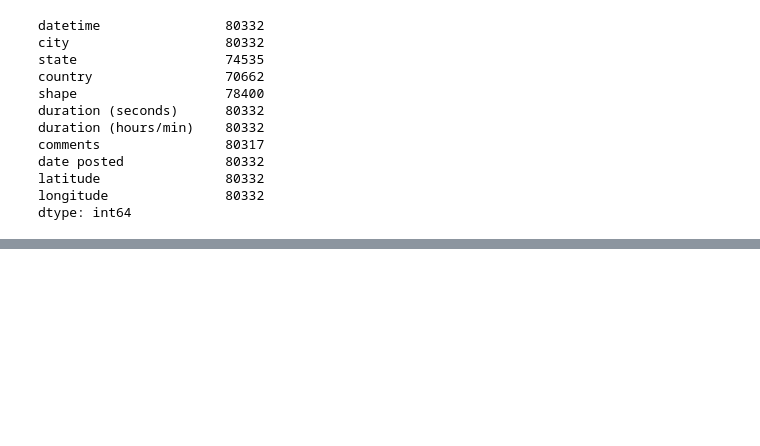
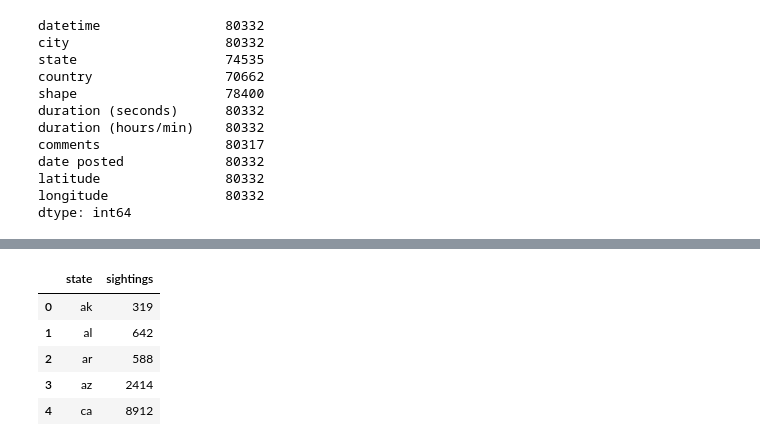
Before and after one commit to AmyWagarCinch/UFO-Sighting-Analysis, a Jupyter notebook: sightings_by_population.ipynb, the cells around one changed output, grey strips where cells are left out. Cells and saved outputs as stored; diff of their text form; code cells hidden in the pictures; blank space fills up the shorter version.

```diff
--- a/sightings_by_population.ipynb
+++ b/sightings_by_population.ipynb
@@ -53,0 +77,12 @@ dtype: int64
+# %%
+# sightings by state
+sightings_bs_df = ufo_us_df.groupby('state')
+sbs_df = sightings_bs_df['state'].count().reset_index(name="sightings") #.sort_values('count', ascending=False)
+sbs_df.head()
+# %% [output]
+|  | state | sightings |
+| 0 | ak | 319 |
+| 1 | al | 642 |
+| 2 | ar | 588 |
+| 3 | az | 2414 |
+| 4 | ca | 8912 |
```
Also changed, not shown: parts of 18 cells of this notebook, 5 other files.
